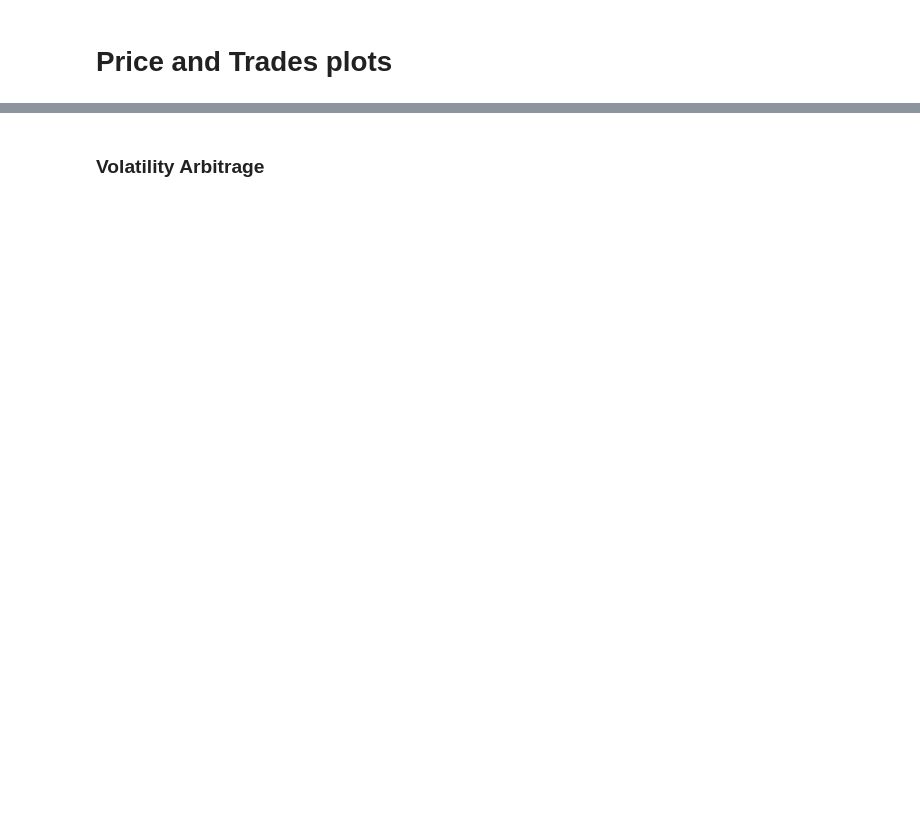
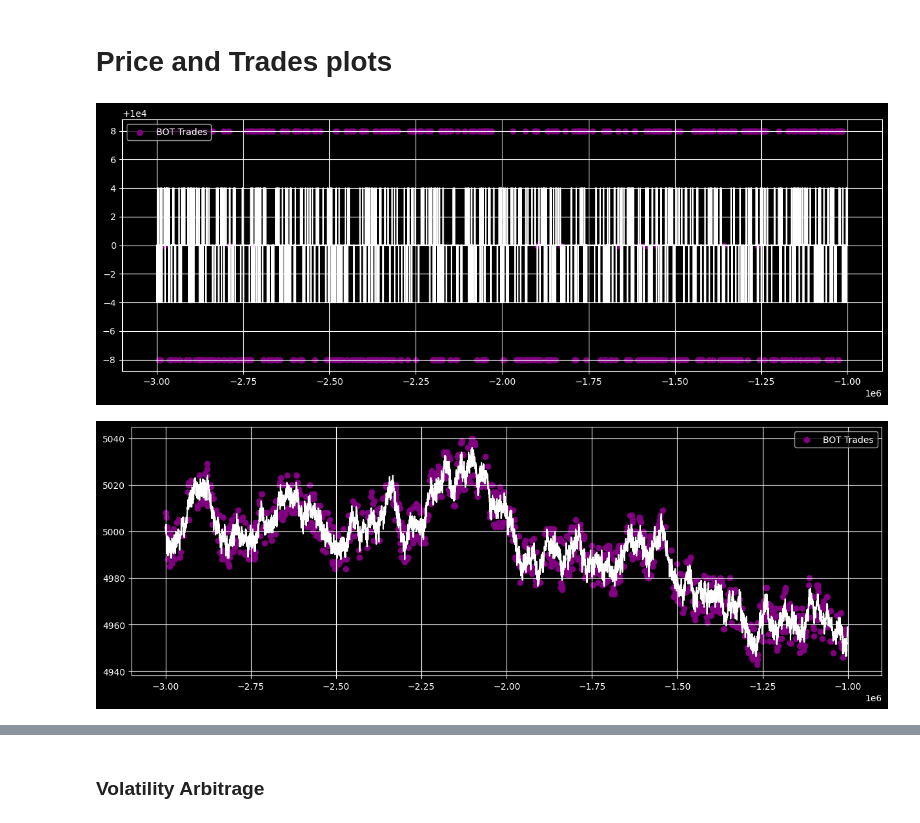
Before and after one commit to marcobattiston21/imc-prosperity-4, a Jupyter notebook: prosperity4/round0/ROUND0_Analysis.ipynb, the cells around one changed output, grey strips where cells are left out. Saved outputs shown, nothing was run; the diff lists cells and outputs as text; code cells hidden in the pictures; blank space fills up the shorter version.

```diff
--- a/prosperity4/round0/ROUND0_Analysis.ipynb
+++ b/prosperity4/round0/ROUND0_Analysis.ipynb
@@ -73,22 +90,22 @@ tomatoes_trades = tomatoes_trades_df.copy()
 
 # Grouping and merging the EMERALDS so we only have 1 dataset containing both prices and trades, sorted by timestamp
 emeralds_trades = emeralds_trades.drop(columns = ["buyer", "seller", "currency"])
-emeralds_trades = emeralds_trades.groupby(["timestamp", "price"], as_index = False).agg({"quantity": "sum"})
+emeralds_trades = emeralds_trades.groupby(["timestamp", "price", "day"], as_index = False).agg({"quantity": "sum"})
 emeralds_trades = emeralds_trades.rename(columns = {
                                         "price": "market order price",
                                         "quantity": "market order quantity"})
-emeralds = emeralds_prices_df.merge(emeralds_trades[["timestamp", "market order price", "market order quantity"]],
-                                on = "timestamp",
+emeralds = emeralds_prices_df.merge(emeralds_trades[["timestamp", "market order price", "market order quantity", "day"]],
+                                on = ["timestamp", "day"],
                                 how = "left")
 
 # Grouping and merging the EMERALDS so we only have 1 dataset containing both prices and trades, sorted by timestamp
 tomatoes_trades = tomatoes_trades.drop(columns = ["buyer", "seller", "currency"])
-tomatoes_trades = tomatoes_trades.groupby(["timestamp", "price"], as_index = False).agg({"quantity": "sum"})
+tomatoes_trades = tomatoes_trades.groupby(["timestamp", "price", "day"], as_index = False).agg({"quantity": "sum"})
 tomatoes_trades = tomatoes_trades.rename(columns = {
                                         "price": "market order price",
                                         "quantity": "market order quantity"})
-tomatoes = tomatoes_prices_df.merge(tomatoes_trades[["timestamp", "market order price", "market order quantity"]],
-                                on = "timestamp",
+tomatoes = tomatoes_prices_df.merge(tomatoes_trades[["timestamp", "market order price", "market order quantity", "day"]],
+                                on = ["timestamp", "day"],
                                 how = "left")
 
 # Convert to continuous timeframe so we don't have 2 separate days
@@ -99,5 +123,23 @@ emeralds.head()
 # %% [markdown]
 # Price and Trades plots
+# %%
+# PLOTS OF PRICES
+plt.figure(figsize = (15,5))
+plt.plot(emeralds["t"], emeralds["mid_price"], color = "white")
+plt.scatter(emeralds["t"], emeralds["market order price"], color = "purple", label = "BOT Trades")
+plt.grid(True)
+plt.legend()
+plt.show()
+
+plt.figure(figsize = (15,5))
+plt.plot(tomatoes["t"], tomatoes["mid_price"], color = "white")
+plt.scatter(tomatoes["t"], tomatoes["market order price"], color = "purple", label = "BOT Trades")
+plt.grid(True)
+plt.legend()
+plt.show()
+# %% [output]
+[figure, added]
+[figure, added]
 # %%
 plt.figure(figsize=(15,5))
 plt.plot(emeralds["t"][-500:], emeralds["mid_price"][-500:], color = "white", alpha = 0.5)
```
Also changed, not shown: parts of 14 cells of this notebook, 1 other file.
